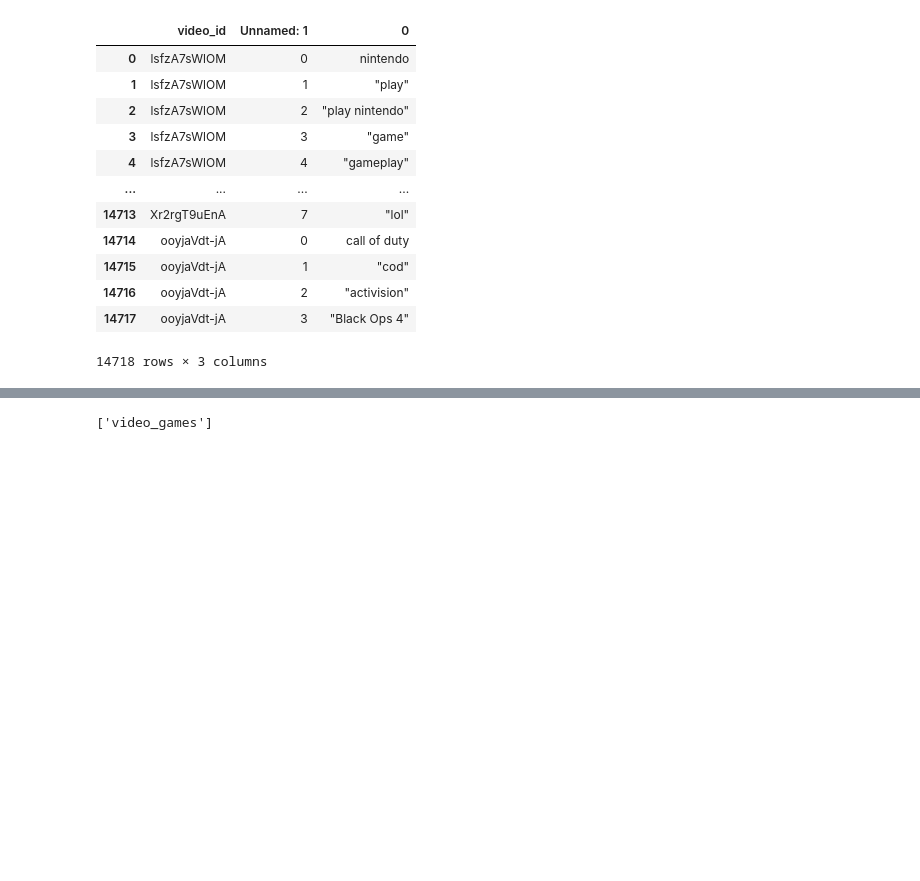
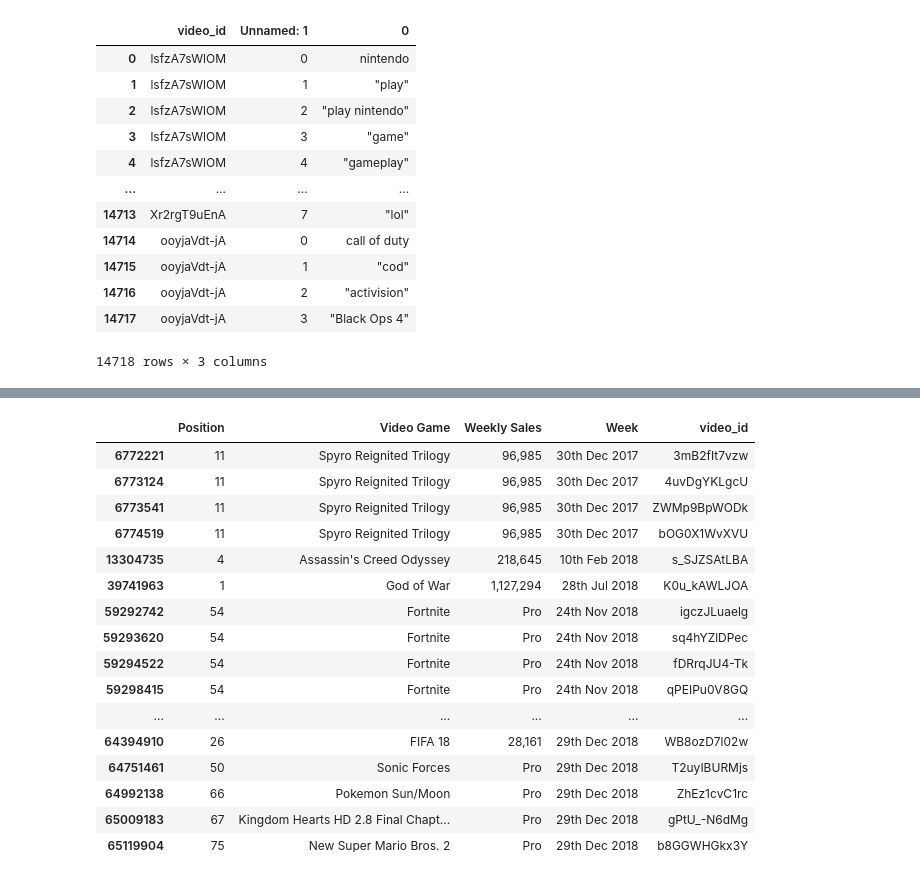
Before and after one commit to matkuhlm/CWRU_ETL_Project1, a Jupyter notebook: video_gamesBR.ipynb, the cells around one changed output, grey strips where cells are left out. Saved outputs shown, nothing was run; the diff lists cells and outputs as text; code cells hidden in the pictures; blank space fills up the shorter version.

```diff
--- a/video_gamesBR.ipynb
+++ b/video_gamesBR.ipynb
@@ -243,9 +264,28 @@ narrow_games
+# %%
+final_videogames_df = new_narrow_df[['Position', 'Video Game', 'Weekly Sales', 'Week', 'video_id']]
+final_videogames_df
+# %% [output]
+|  | Position | Video Game | Weekly Sales | Week | video_id |
+| 6772221 | 11 | Spyro Reignited Trilogy | 96,985 | 30th Dec 2017 | 3mB2fIt7vzw |
+| 6773124 | 11 | Spyro Reignited Trilogy | 96,985 | 30th Dec 2017 | 4uvDgYKLgcU |
+| 6773541 | 11 | Spyro Reignited Trilogy | 96,985 | 30th Dec 2017 | ZWMp9BpWODk |
+| 6774519 | 11 | Spyro Reignited Trilogy | 96,985 | 30th Dec 2017 | bOG0X1WvXVU |
+| 13304735 | 4 | Assassin's Creed Odyssey | 218,645 | 10th Feb 2018 | s_SJZSAtLBA |
+| 39741963 | 1 | God of War | 1,127,294 | 28th Jul 2018 | K0u_kAWLJOA |
+| 59292742 | 54 | Fortnite | Pro | 24th Nov 2018 | igczJLuaelg |
+| 59293620 | 54 | Fortnite | Pro | 24th Nov 2018 | sq4hYZlDPec |
+| 59294522 | 54 | Fortnite | Pro | 24th Nov 2018 | fDRrqJU4-Tk |
+| 59298415 | 54 | Fortnite | Pro | 24th Nov 2018 | qPEIPu0V8GQ |
+| ... | ... | ... | ... | ... | ... |
+| 64394910 | 26 | FIFA 18 | 28,161 | 29th Dec 2018 | WB8ozD7l02w |
+| 64751461 | 50 | Sonic Forces | Pro | 29th Dec 2018 | T2uyIBURMjs |
+| 64992138 | 66 | Pokemon Sun/Moon | Pro | 29th Dec 2018 | ZhEz1cvC1rc |
+| 65009183 | 67 | Kingdom Hearts HD 2.8 Final Chapt... | Pro | 29th Dec 2018 | gPtU_-N6dMg |
+| 65119904 | 75 | New Super Mario Bros. 2 | Pro | 29th Dec 2018 | b8GGWHGkx3Y |
 # %%
 rds_connection_string = "postgres:norocel7@database-1.cgiopwhezyby.us-east-2.rds.amazonaws.com/video_games_db"
 engine = create_engine(f'postgresql://{rds_connection_string}')
 
 engine.table_names()
 
-#cleaned_df.to_sql(name='video_games', con=engine, if_exists='append', index=False)
+final_videogames_df.to_sql(name='video_games', con=engine, if_exists='replace', index=False)
-# %% [output]
-['video_games']
```
Also changed, not shown: parts of 3 cells of this notebook, 1 other file.
